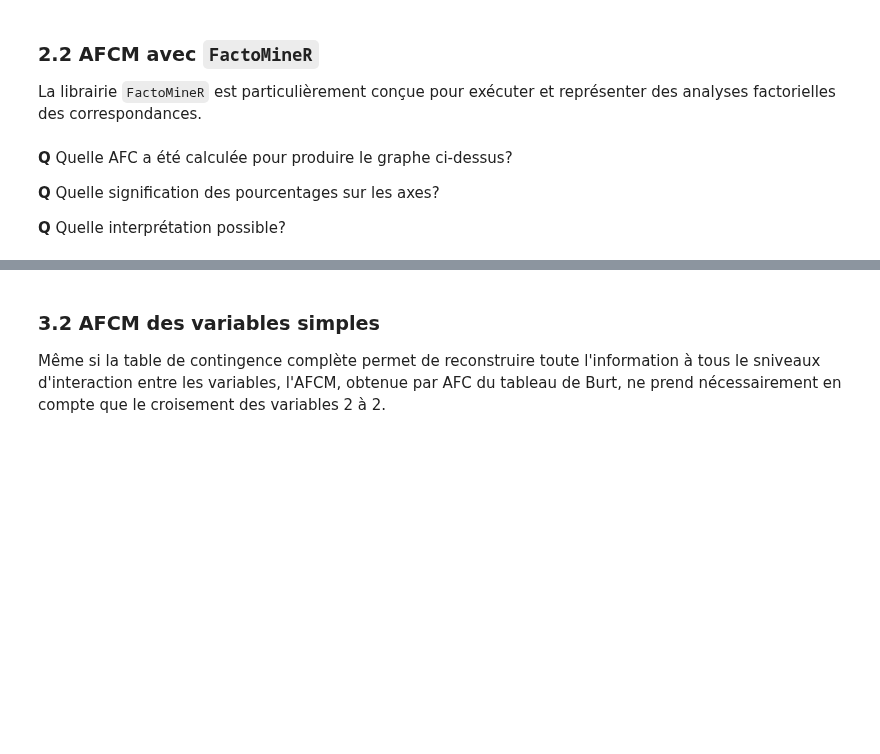
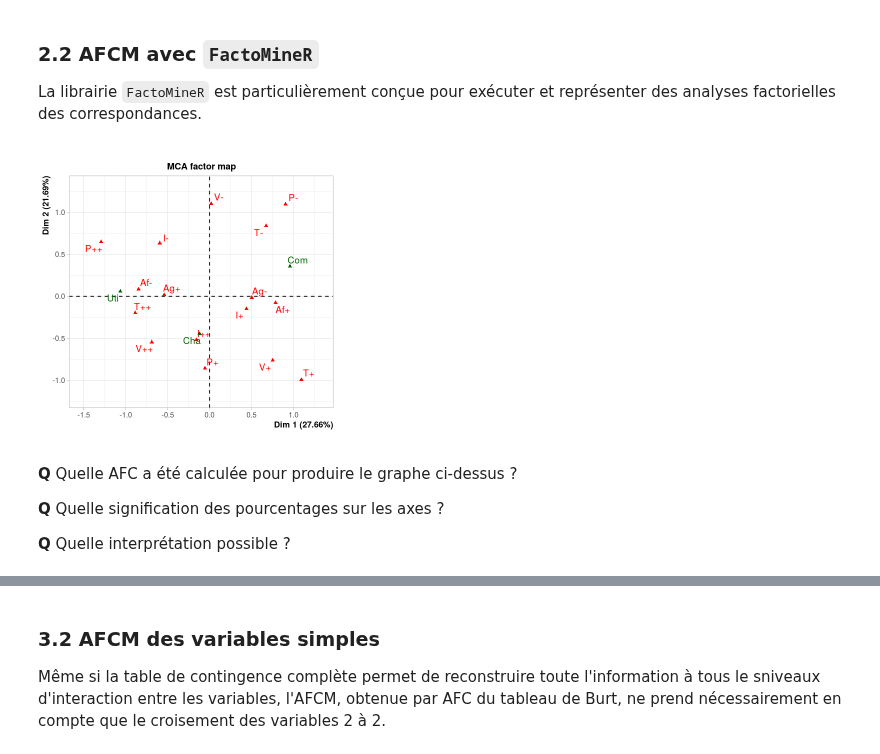
Before and after one commit to wikistat/Exploration, a Jupyter notebook: TutosRudim/Cal4-R-AFCtoAFCM.ipynb, the cells around one changed output, grey strips where cells are left out. Saved outputs shown, nothing was run; the diff lists cells and outputs as text; code cells hidden in the pictures; blank space fills up the shorter version.

Commit message:
AFCM notebook update

```diff
--- a/TutosRudim/Cal4-R-AFCtoAFCM.ipynb
+++ b/TutosRudim/Cal4-R-AFCtoAFCM.ipynb
@@ -73,6 +135,6 @@ Les données sont extraites de Bréfort (1982). Elles contiennent le descriptif
 
 La première colonne identifie la *race* du chien donc chaque individu.
 # %%
-chiens=read.csv("Data/chiens.csv", row.names=1)
+chiens <- read.csv("Data/chiens.csv", row.names = 1)
 chiens
 summary(chiens)
@@ -81,14 +167,16 @@ summary(chiens)
 La librairie `FactoMineR` est particulièrement conçue pour exécuter et représenter des analyses factorielles des correspondances.
 # %%
 library(FactoMineR)
-#afcm avec la fonction des chiens en supplémentaire
-afcm=MCA(chiens,quali.sup=7,graph=F)
-options(repr.plot.width=5, repr.plot.height=5)
-plot(afcm,habillage="quali",invisible="ind")
+# afcm avec la fonction des chiens en supplémentaire
+afcm <- MCA(chiens, quali.sup = 7, graph = F)
+options(repr.plot.width = 5, repr.plot.height = 5)
+plot(afcm, invisible = "ind")
+# %% [output]
+[figure, added]
 # %% [markdown]
-**Q** Quelle AFC a été calculée pour produire le graphe ci-dessus?
+**Q** Quelle AFC a été calculée pour produire le graphe ci-dessus ?
 
-**Q** Quelle signification des pourcentages sur les axes?
+**Q** Quelle signification des pourcentages sur les axes ?
 
-**Q** Quelle interprétation possible?
+**Q** Quelle interprétation possible ?
 # %%
```
Also changed, not shown: parts of 27 cells of this notebook.
